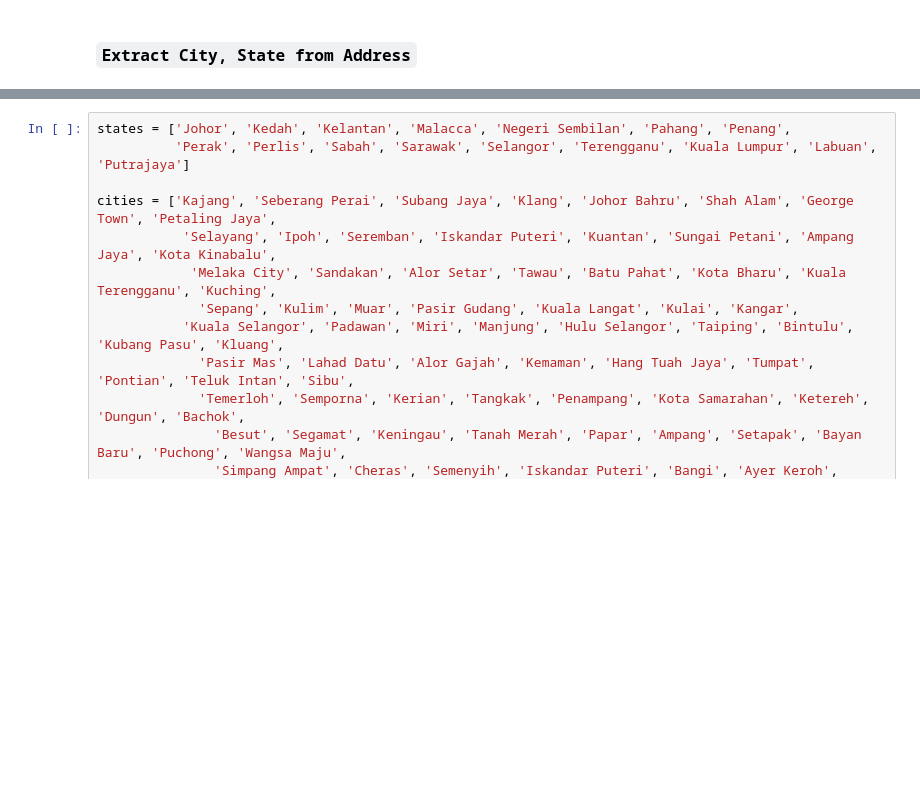
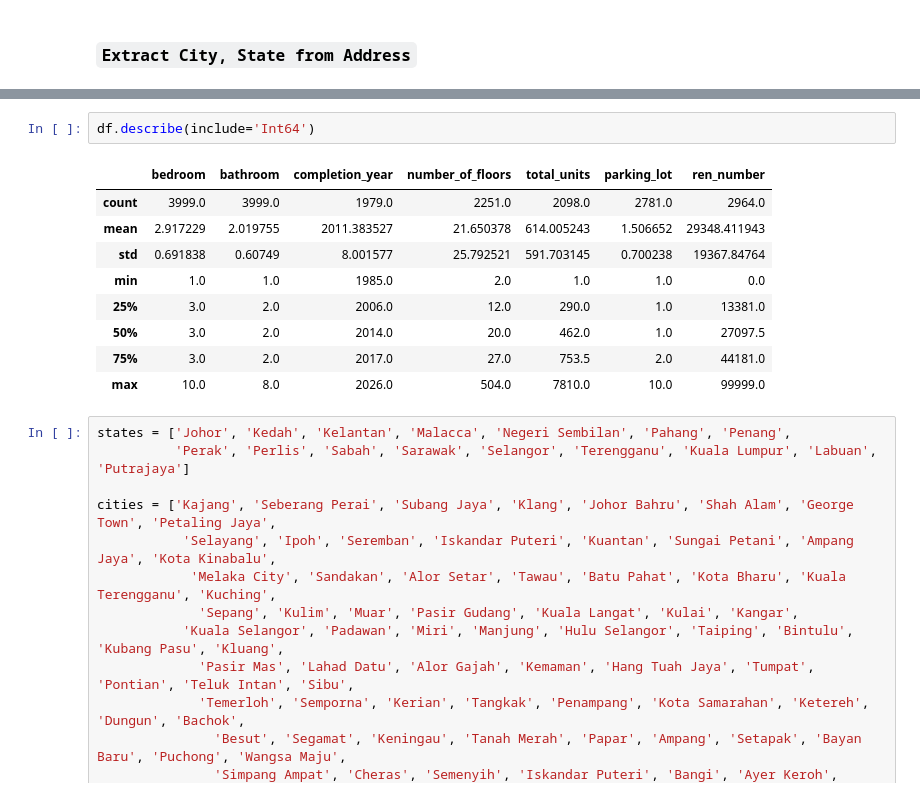
Before and after one commit to aahmedsherif/FinalProject, a Jupyter notebook: script.ipynb, the cells around one changed output, grey strips where cells are left out. Drawn from its saved outputs; the diff is of its cells as text; blank space fills up the shorter version.

```diff
--- a/script.ipynb
+++ b/script.ipynb
@@ -321,3 +328,15 @@ sorted_unique_words
+# %%
+df.describe(include='Int64')
+# %% [output]
+|  | bedroom | bathroom | completion_year | number_of_floors | total_units | parking_lot | ren_number |
+| count | 3999.0 | 3999.0 | 1979.0 | 2251.0 | 2098.0 | 2781.0 | 2964.0 |
+| mean | 2.917229 | 2.019755 | 2011.383527 | 21.650378 | 614.005243 | 1.506652 | 29348.411943 |
+| std | 0.691838 | 0.60749 | 8.001577 | 25.792521 | 591.703145 | 0.700238 | 19367.84764 |
+| min | 1.0 | 1.0 | 1985.0 | 2.0 | 1.0 | 1.0 | 0.0 |
+| 25% | 3.0 | 2.0 | 2006.0 | 12.0 | 290.0 | 1.0 | 13381.0 |
+| 50% | 3.0 | 2.0 | 2014.0 | 20.0 | 462.0 | 1.0 | 27097.5 |
+| 75% | 3.0 | 2.0 | 2017.0 | 27.0 | 753.5 | 2.0 | 44181.0 |
+| max | 10.0 | 8.0 | 2026.0 | 504.0 | 7810.0 | 10.0 | 99999.0 |
 # %%
 states = ['Johor', 'Kedah', 'Kelantan', 'Malacca', 'Negeri Sembilan', 'Pahang', 'Penang',
           'Perak', 'Perlis', 'Sabah', 'Sarawak', 'Selangor', 'Terengganu', 'Kuala Lumpur', 'Labuan', 'Putrajaya']
```
Also changed, not shown: parts of 32 cells of this notebook.
